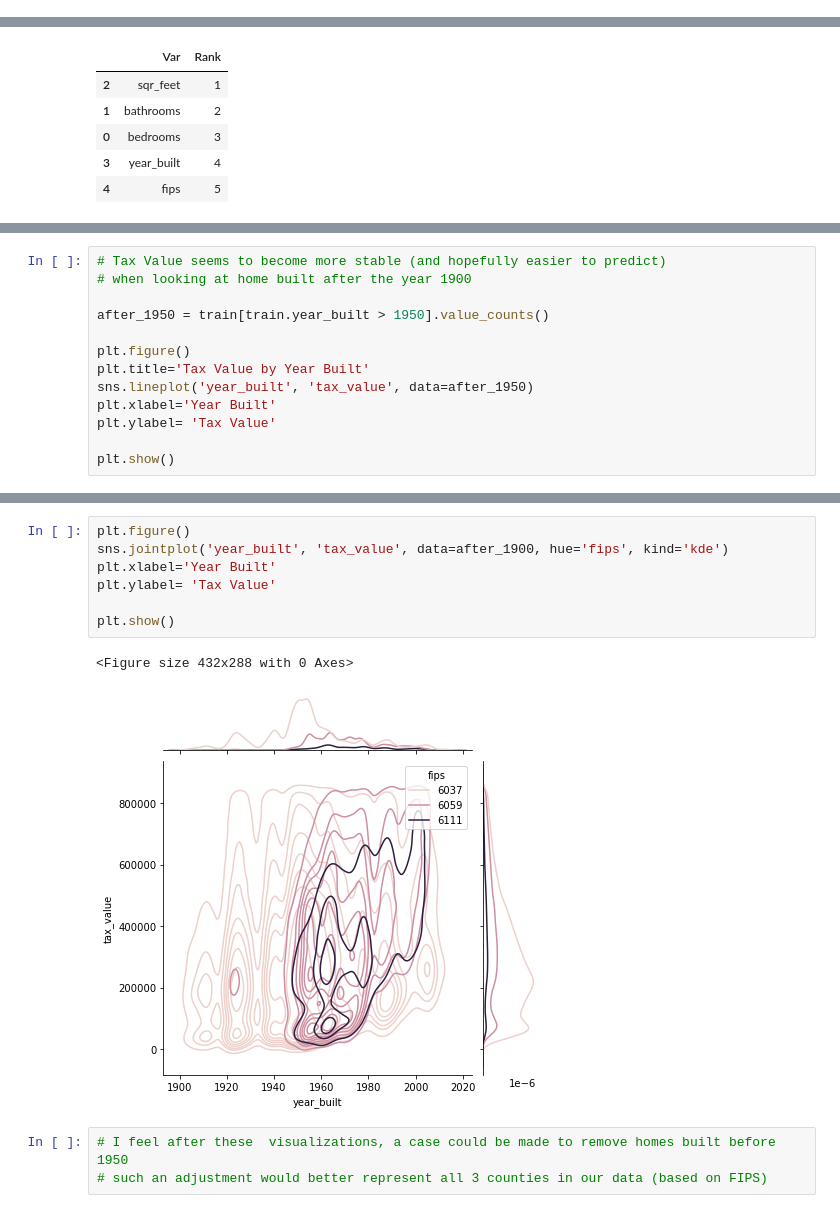
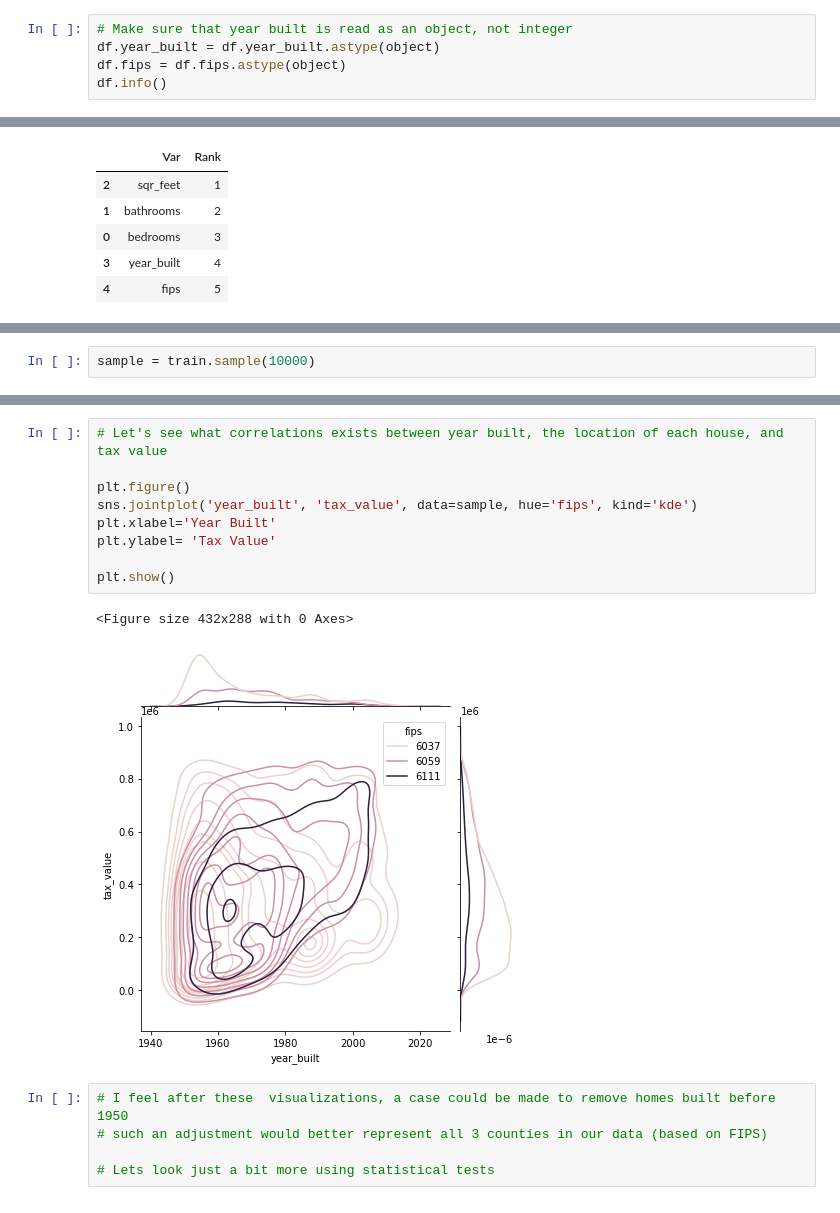
Before and after one commit to BraedenWright/regression-project, a Jupyter notebook: zillow_workbook.ipynb, the cells around one changed output, grey strips where cells are left out. Drawn from its saved outputs; the diff is of its cells as text.

```diff
--- a/zillow_workbook.ipynb
+++ b/zillow_workbook.ipynb
@@ -39,0 +43,5 @@ Reading cleaned data from csv file...
+# %%
+# Make sure that year built is read as an object, not integer
+df.year_built = df.year_built.astype(object)
+df.fips = df.fips.astype(object)
+df.info()
@@ -204,13 +226,2 @@ plt.show()
 # %%
-# Tax Value seems to become more stable (and hopefully easier to predict)
-# when looking at home built after the year 1900
-
-after_1950 = train[train.year_built > 1950].value_counts()
-
-plt.figure()
-plt.title='Tax Value by Year Built'
-sns.lineplot('year_built', 'tax_value', data=after_1950)
-plt.xlabel='Year Built'
-plt.ylabel= 'Tax Value'
-
-plt.show()
+sample = train.sample(10000)
@@ -219,13 +228,17 @@ plt.show()
 # %%
+# Let's see what correlations exists between year built, the location of each house, and tax value
+
 plt.figure()
-sns.jointplot('year_built', 'tax_value', data=after_1900, hue='fips', kind='kde')
+sns.jointplot('year_built', 'tax_value', data=sample, hue='fips', kind='kde')
 plt.xlabel='Year Built'
 plt.ylabel= 'Tax Value'
 
 plt.show()
 # %% [output]
 <Figure size 432x288 with 0 Axes>
-[figure, old version]
+[figure, new version]
 # %%
 # I feel after these  visualizations, a case could be made to remove homes built before 1950
 # such an adjustment would better represent all 3 counties in our data (based on FIPS)
+
+# Lets look just a bit more using statistical tests
```
Also changed, not shown: parts of 41 cells of this notebook, 3 other files.
